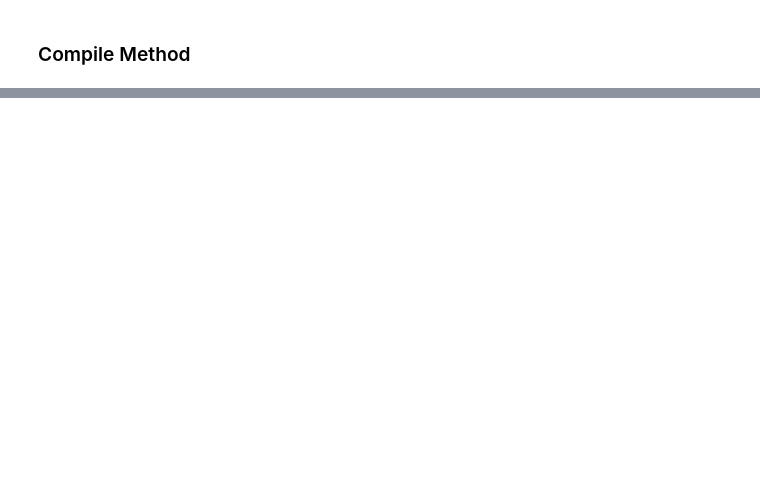
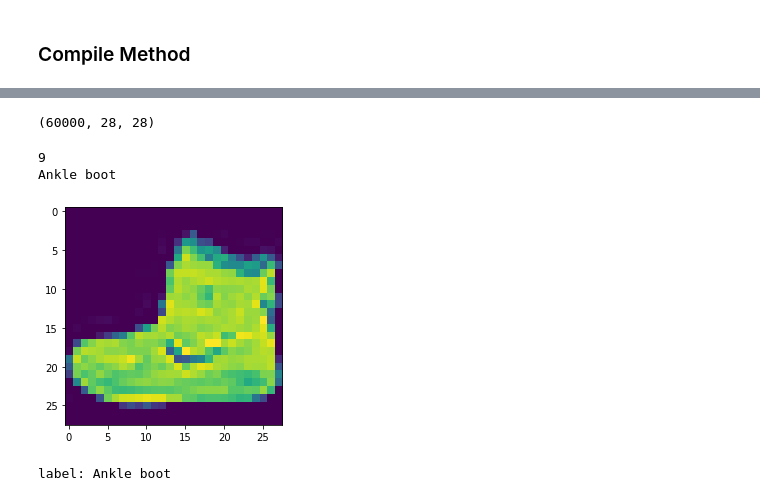
Before and after one commit to lalitgarg12/tensorflow-repo, a Jupyter notebook: Getting Started with TensorFlow 2/Week2 - Sequential Model API/01BuildSeqModel.ipynb, the cells around one changed output, grey strips where cells are left out. Saved outputs shown, nothing was run; the diff lists cells and outputs as text; code cells hidden in the pictures; blank space fills up the shorter version.

```diff
--- a/Getting Started with TensorFlow 2/Week2 - Sequential Model API/01BuildSeqModel.ipynb
+++ b/Getting Started with TensorFlow 2/Week2 - Sequential Model API/01BuildSeqModel.ipynb
@@ -57,0 +84,5 @@ print(model.optimizer.lr)
+# %%
+# Load the Fashion-Mnist datatset
+
+fashion_mnist_data = tf.keras.datasets.fashion_mnist
+(train_images, train_labels), (test_images, test_labels) = fashion_mnist_data.load_data()
@@ -57,0 +130,43 @@ print(model.optimizer.lr)
+# %%
+# Print the shape of the training data
+
+train_images.shape
+# %% [output]
+(60000, 28, 28)
+# %%
+# Define the labels
+
+labels = [
+    'T-shirt/top',
+    'Trouser',
+    'Pullover',
+    'Dress',
+    'Coat',
+    'Sandal',
+    'Shirt',
+    'Sneaker',
+    'Bag',
+    'Ankle boot'
+]
+
+print(train_labels[0])
+print(labels[train_labels[0]])
+# %% [output]
+9
+Ankle boot
+# %%
+# Rescale the image values so that they lie in between 0 and 1.
+
+train_images = train_images/255.
+test_images = test_images/255.
+# %%
+# Display one of the images
+
+i = 0
+img = train_images[i,:,:]
+plt.imshow(img)
+plt.show()
+print(f"label: {labels[train_labels[i]]}")
+# %% [output]
+[figure, added]
+label: Ankle boot
```
Also changed, not shown: parts of 14 cells of this notebook, 1 other file.
